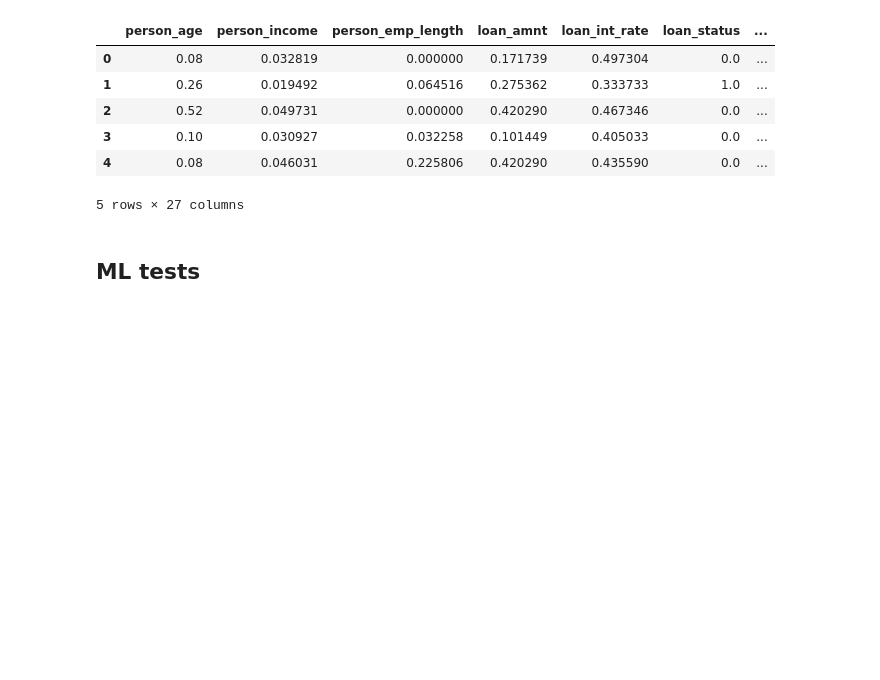
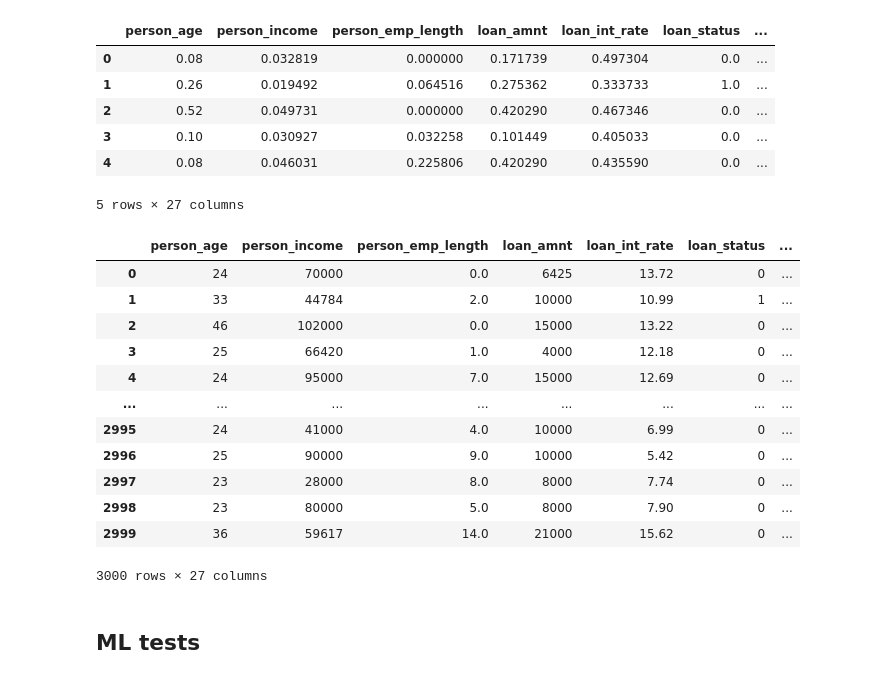
Before and after one commit to luiscal4a/QuantumHack-QRM, a Jupyter notebook: Risk_pred_custom.ipynb, the cells around one changed output. Cells and saved outputs as stored; diff of their text form; code cells hidden in the pictures; blank space fills up the shorter version.

```diff
--- a/Risk_pred_custom.ipynb
+++ b/Risk_pred_custom.ipynb
@@ -234,3 +238,19 @@ cleaned_credit_df = pd.read_csv("credit_risk_dataset_red_ml.csv")
+# %%
+cleaned_credit_df
+# %% [output]
+|  | person_age | person_income | person_emp_length | loan_amnt | loan_int_rate | loan_status | ... |
+| 0 | 24 | 70000 | 0.0 | 6425 | 13.72 | 0 | ... |
+| 1 | 33 | 44784 | 2.0 | 10000 | 10.99 | 1 | ... |
+| 2 | 46 | 102000 | 0.0 | 15000 | 13.22 | 0 | ... |
+| 3 | 25 | 66420 | 1.0 | 4000 | 12.18 | 0 | ... |
+| 4 | 24 | 95000 | 7.0 | 15000 | 12.69 | 0 | ... |
+| ... | ... | ... | ... | ... | ... | ... | ... |
+| 2995 | 24 | 41000 | 4.0 | 10000 | 6.99 | 0 | ... |
+| 2996 | 25 | 90000 | 9.0 | 10000 | 5.42 | 0 | ... |
+| 2997 | 23 | 28000 | 8.0 | 8000 | 7.74 | 0 | ... |
+| 2998 | 23 | 80000 | 5.0 | 8000 | 7.90 | 0 | ... |
+| 2999 | 36 | 59617 | 14.0 | 21000 | 15.62 | 0 | ... |
+3000 rows × 27 columns
 # %%
 label = cleaned_credit_df['loan_status'] # labels
 features = cleaned_credit_df.drop('loan_status',axis=1) # features
```
Also changed, not shown: parts of 2 cells of this notebook, 2 other files.
